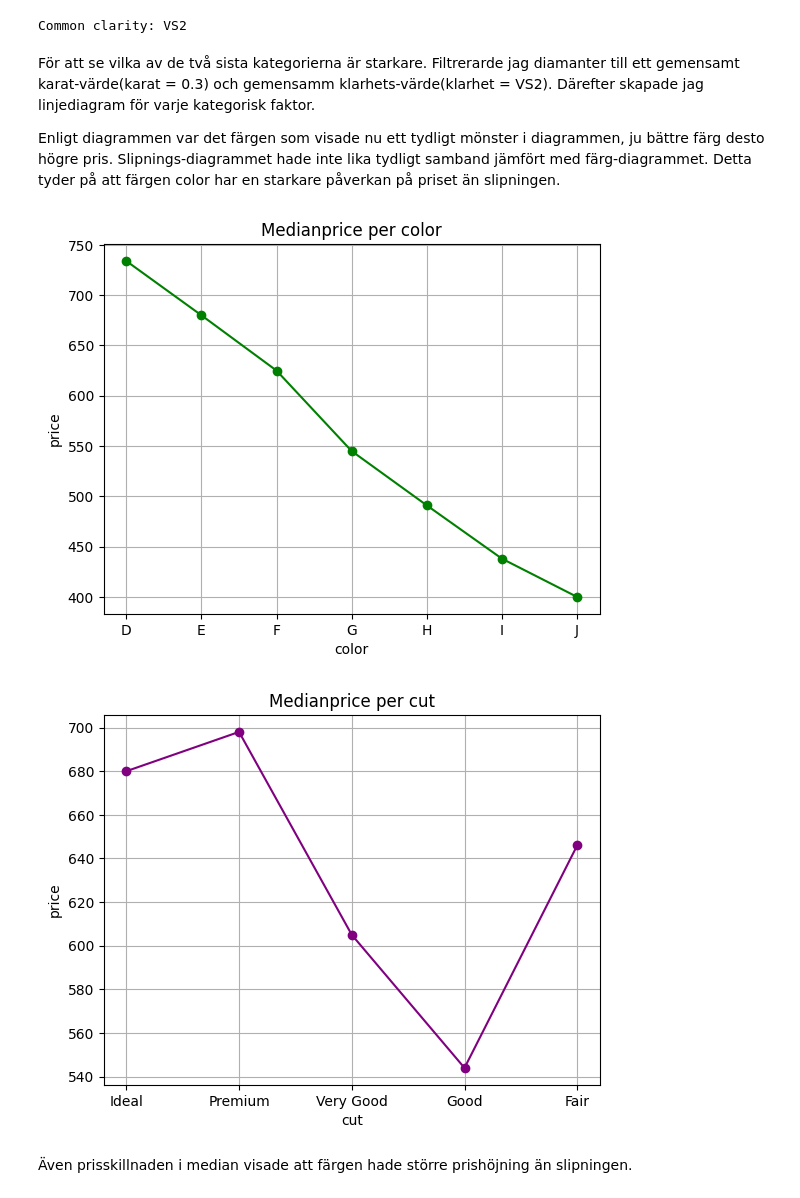
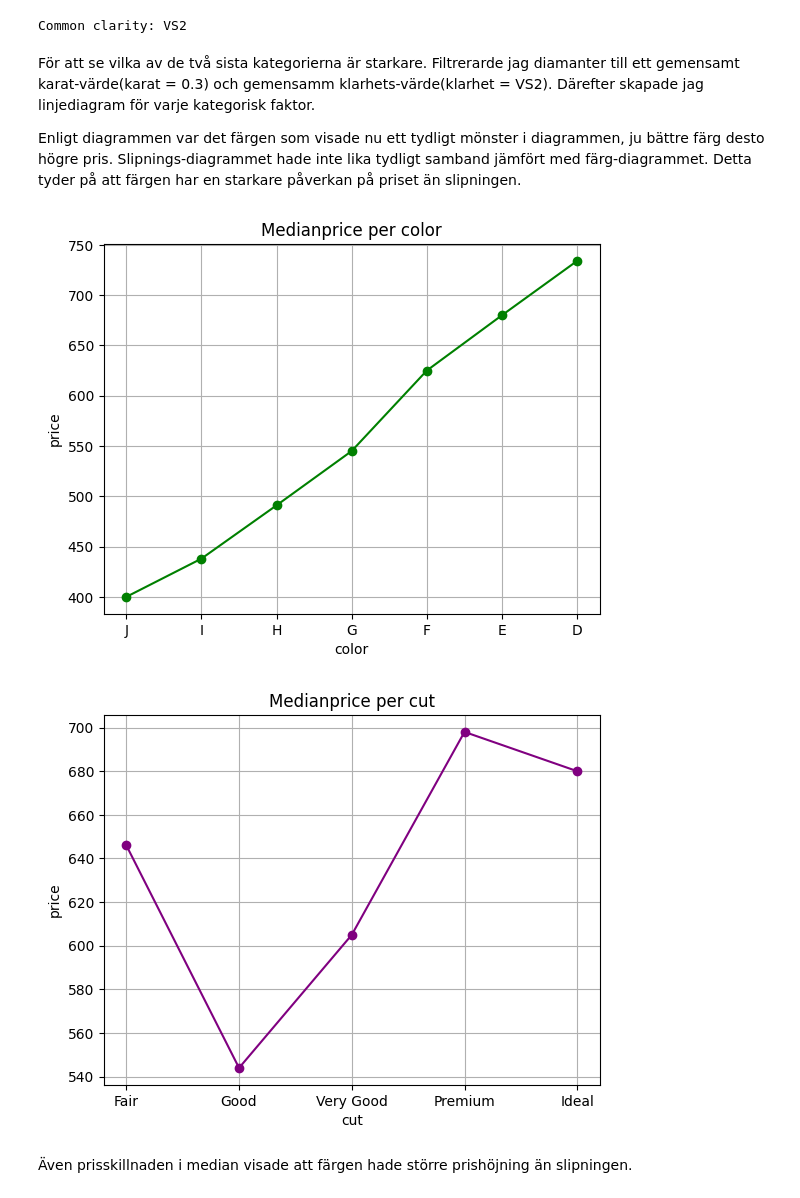
Before and after one commit to Genc98/Kunskapskontroll-Genc-Gashi, a Jupyter notebook: del_2.ipynb, the cells around one changed output. Saved outputs shown, nothing was run; the diff lists cells and outputs as text; code cells hidden in the pictures.

```diff
--- a/del_2.ipynb
+++ b/del_2.ipynb
@@ -417,28 +417,28 @@ Common clarity: VS2
 För att se vilka av de två sista kategorierna är starkare. Filtrerarde jag diamanter till ett gemensamt karat-värde(karat = 0.3) och gemensamm klarhets-värde(klarhet = VS2). Därefter skapade jag linjediagram för varje kategorisk faktor.
 
 Enligt diagrammen var det färgen som visade nu ett tydligt mönster i diagrammen, ju bättre färg desto högre pris.
-Slipnings-diagrammet hade inte lika tydligt samband jämfört med färg-diagrammet. Detta tyder på att färgen color har en starkare påverkan på priset än slipningen.
+Slipnings-diagrammet hade inte lika tydligt samband jämfört med färg-diagrammet. Detta tyder på att färgen har en starkare påverkan på priset än slipningen.
 # %%
 same_values = df[(df['carat'] >= 0.29) & (df['carat'] <= 0.31) & (df['clarity'] == 'VS2')]
 
-median_price = same_values.groupby('color')['price'].median().reindex(['D', 'E', 'F', 'G', 'H', 'I', 'J'])
+median_price = same_values.groupby('color')['price'].median().reindex(['J', 'I', 'H', 'G', 'F', 'E', 'D'])
 plt.plot(median_price.index, median_price.values, marker ='o', color='green')
 plt.title("Medianprice per color")
 plt.xlabel("color")
 plt.ylabel("price")
 plt.grid()
 plt.show()
 
-median_price = same_values.groupby('cut')['price'].median().reindex(['Ideal', 'Premium', 'Very Good', 'Good', 'Fair'])
+median_price = same_values.groupby('cut')['price'].median().reindex(['Fair', 'Good', 'Very Good', 'Premium', 'Ideal'])
 plt.plot(median_price.index, median_price.values, marker ='o', color='purple')
 plt.title("Medianprice per cut")
 plt.xlabel("cut")
 plt.ylabel("price")
 plt.grid()
 plt.show()
 # %% [output]
-[figure, old version]
+[figure, new version]
-[figure, old version]
+[figure, new version]
 # %% [markdown]
 Även prisskillnaden i median visade att färgen hade större prishöjning än slipningen.
 # %%
```
Also changed, not shown: parts of 5 cells of this notebook, 2 other files.
